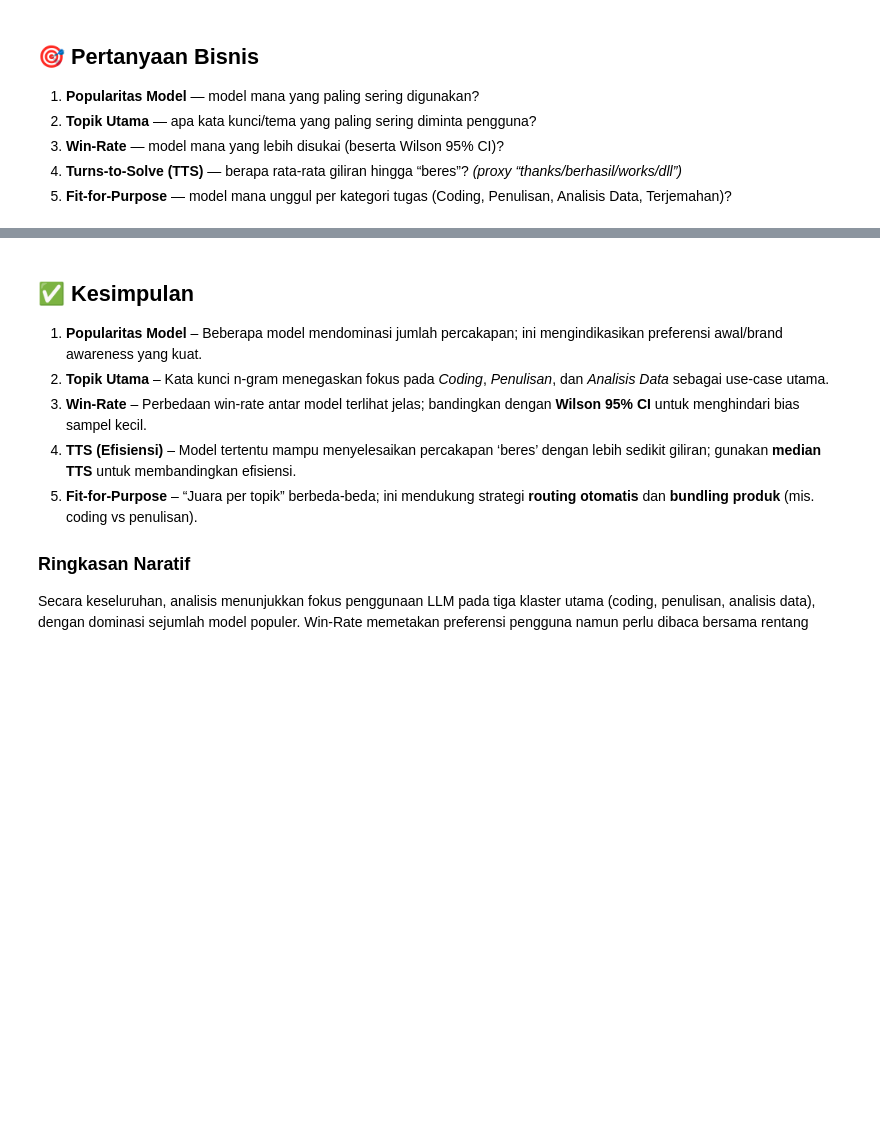
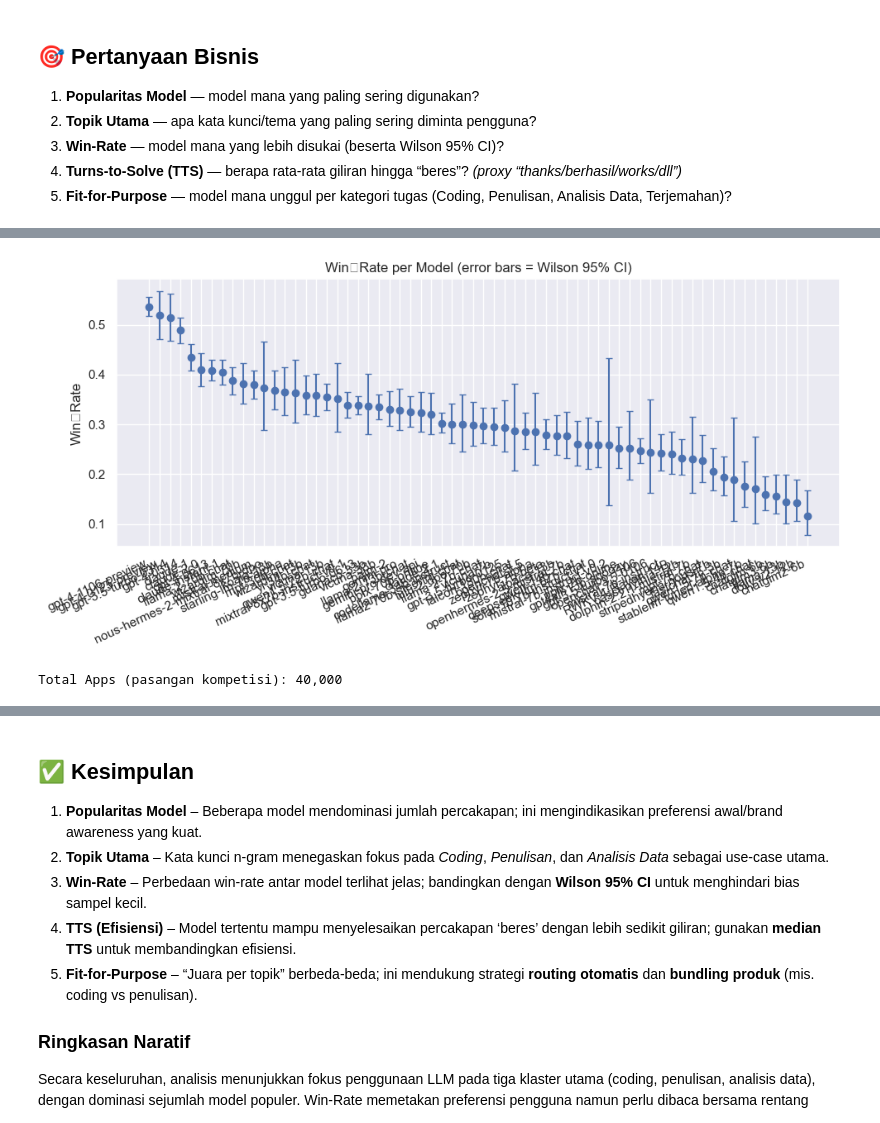
Before and after one commit to dragneel1111/Analisis-Penggunaan-AI, a Jupyter notebook: Proyek_Analisis_Data.ipynb, the cells around one changed output, grey strips where cells are left out. Cells and saved outputs as stored; diff of their text form; code cells hidden in the pictures; blank space fills up the shorter version.

```diff
--- a/Proyek_Analisis_Data.ipynb
+++ b/Proyek_Analisis_Data.ipynb
@@ -236,31 +301,35 @@ print(f"N efektif: {len(df_long):,} percakapan | Token unik terpilih: {len(freq)
 # %%
-# 3) Win-Rate (Wilson 95% CI)
+# === No. 3: Win‑Rate (Wilson 95% CI) ===
+import io, warnings, contextlib
+import numpy as np
+import matplotlib.pyplot as plt
+
+# Asumsi: wr_df sudah tersedia dari sel sebelumnya
+
 wr_view = wr_df.sort_values("win_rate", ascending=False).copy()
-fig, ax = plt.subplots(figsize=(10,5))
-x = np.arange(len(wr_view))
-ax.errorbar(
-    x, wr_view["win_rate"].values,
-    yerr=[wr_view["win_rate"].values - wr_view["wr_lo"].values,
-          wr_view["wr_hi"].values - wr_view["win_rate"].values],
-    fmt="o", capsize=3
-)
-ax.set_xticks(x)
-ax.set_xticklabels(wr_view.index, rotation=25, ha="right")
-ax.set_ylabel("Win‑Rate")
-ax.set_title("Win‑Rate per Model (error bars = Wilson 95% CI)")
-plt.show()
+
+with warnings.catch_warnings():
+    warnings.simplefilter("ignore")
+    buf_out, buf_err = io.StringIO(), io.StringIO()
+    with contextlib.redirect_stdout(buf_out), contextlib.redirect_stderr(buf_err):
+        fig, ax = plt.subplots(figsize=(10, 5))
+        x = np.arange(len(wr_view))
+        ax.errorbar(
+            x, wr_view["win_rate"].values,
+            yerr=[wr_view["win_rate"].values - wr_view["wr_lo"].values,
+                  wr_view["wr_hi"].values - wr_view["win_rate"].values],
+            fmt="o", capsize=3
+        )
+        ax.set_xticks(x)
+        ax.set_xticklabels(wr_view.index, rotation=25, ha="right")
+        ax.set_ylabel("Win‑Rate")
+        ax.set_title("Win‑Rate per Model (error bars = Wilson 95% CI)")
+        plt.tight_layout()
+        plt.show()
+        plt.close(fig)
 
 print(f"Total Apps (pasangan kompetisi): {int(wr_view['apps'].sum()):,}")
-
-# (Opsional) scatter Win‑Rate vs Avg Turns (relevan untuk schema 'conversation')
-if 'turn' in df_long.columns and SCHEMA == 'conversation':
-    avg_turns = df_long.groupby("model_norm", observed=True)["turn"].mean()
-    comp_idx = wr_view.index.intersection(avg_turns.index)
-    comp = pd.DataFrame({"Win-Rate": wr_view.loc[comp_idx, "win_rate"], "Avg Turns": avg_turns.loc[comp_idx]}).dropna()
-    if not comp.empty:
-        ax = sns.scatterplot(data=comp, x="Avg Turns", y="Win-Rate", s=80)
-        for model_name, row in comp.iterrows():
-            ax.text(row["Avg Turns"], row["Win-Rate"], model_name, fontsize=8)
-        ax.set_title("Win‑Rate vs Avg Turns")
-        plt.show()
+# %% [output]
+[figure, added]
+Total Apps (pasangan kompetisi): 40,000
 # %%
```
Also changed, not shown: parts of 8 cells of this notebook.
